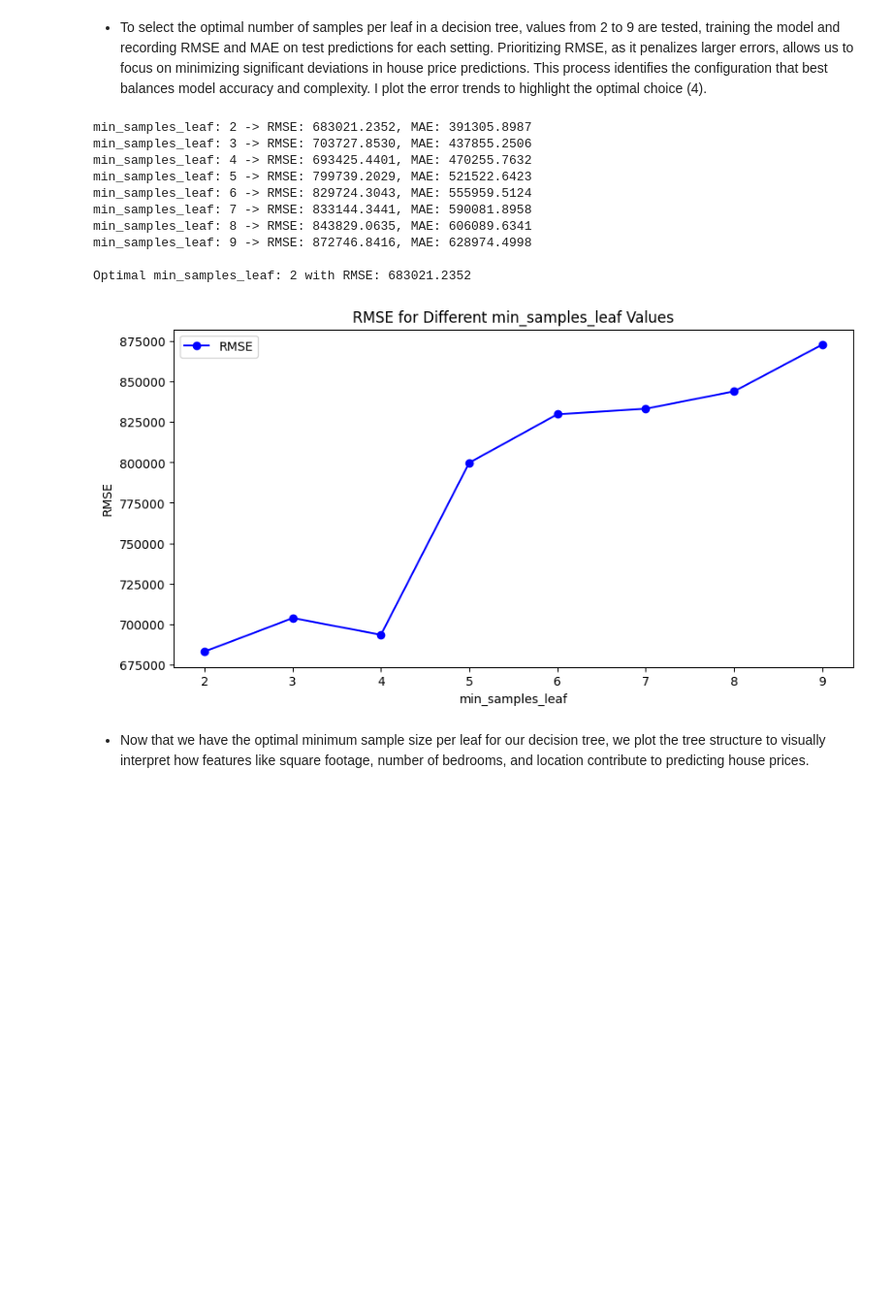
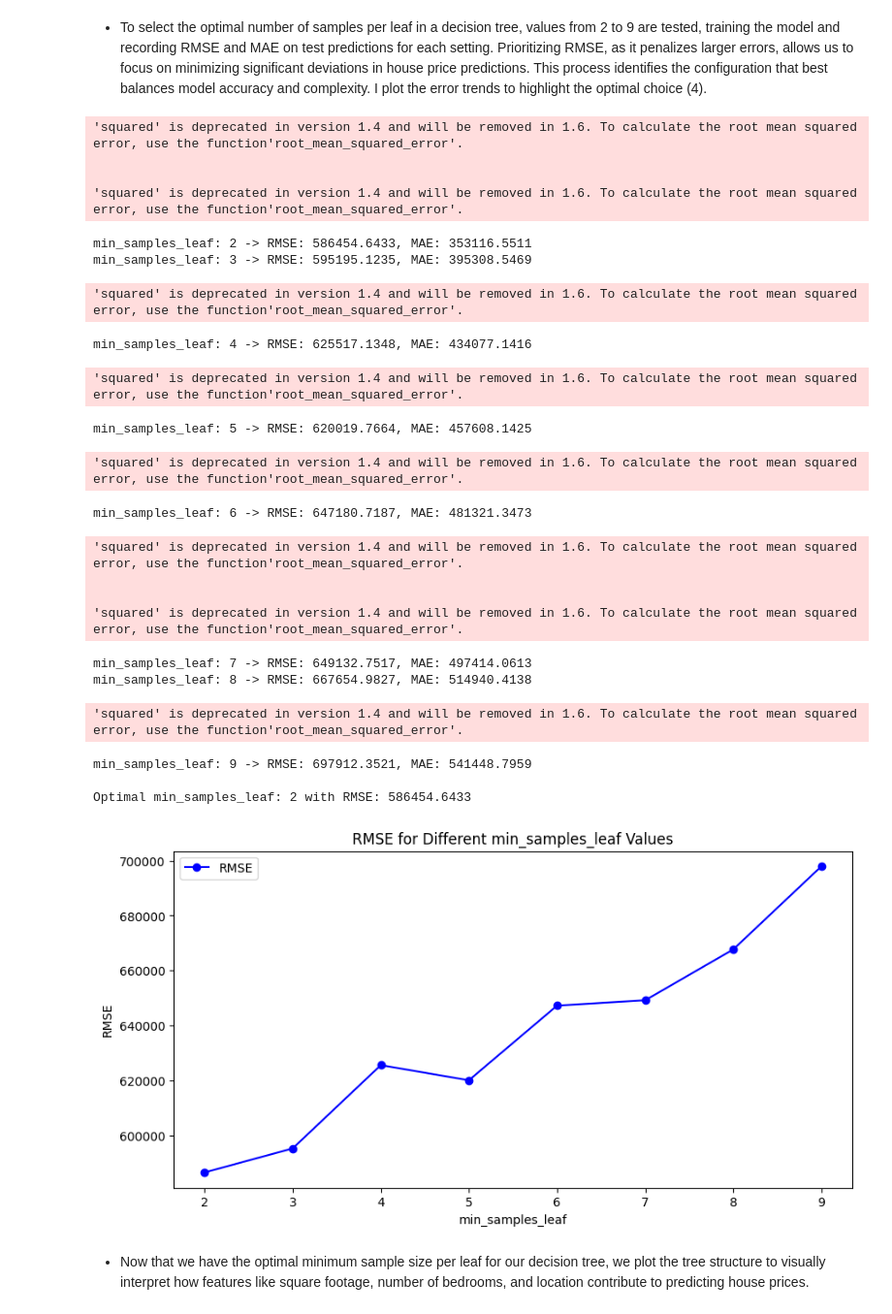
Before and after one commit to JoseEliasDuranRoa/Prediction-Models-for-Housing-Prices-in-Chennai, a Jupyter notebook: ProblemSet1_DuránRoa_JoséElías.ipynb, the cells around one changed output. Shown: that part at 97% size. Saved outputs shown, nothing was run; the diff lists cells and outputs as text; code cells hidden in the pictures; blank space fills up the shorter version.

```diff
--- a/ProblemSet1_DuránRoa_JoséElías.ipynb
+++ b/ProblemSet1_DuránRoa_JoséElías.ipynb
@@ -490,7 +488,7 @@ MAE:488480338675.2371
 # Define testing and training with One Hot Enconder database
 
 y2 = housing2['SALES_PRICE']
-X2 = housing.drop(columns=['SALES_PRICE'])
+X2 = housing2.drop(columns=['SALES_PRICE'])
 
 X_train2, X_test2, y_train2, y_test2 = train_test_split(X2, y2, test_size=0.2, random_state=642815553)
 # %% [markdown]
@@ -500,7 +498,7 @@ X_train2, X_test2, y_train2, y_test2 = train_test_split(X2, y2, test_size=0.2, r
 from sklearn import tree
 
 # Define the range of min_samples_leaf values
-min_samples_leaf_values = range(2, 10)
+min_samples_leaf_values = range(2, 100)
 
 # Initialize variables to store RMSE and MAE results
 rmse_results = []
@@ -523,43 +521,55 @@ for min_leaf in min_samples_leaf_values:
     # Calculate RMSE and MAE
     rmse = mean_squared_error(y_test2, y_test_pred2, squared=False)
     mae = mean_absolute_error(y_test2, y_test_pred2)
 
     # Append metrics to lists
     rmse_results.append(rmse)
     mae_results.append(mae)
 
     # Update optimal model if current RMSE is lower than the best observed so far
     if rmse < best_rmse:
         best_rmse = rmse
         optimal_min_leaf = min_leaf
         best_model = treereg  # Save the best model
 
     # Print results for each min_samples_leaf value
     print(f'min_samples_leaf: {min_leaf} -> RMSE: {rmse:.4f}, MAE: {mae:.4f}')
 
 # Display the optimal min_samples_leaf value and corresponding RMSE
 print(f"\nOptimal min_samples_leaf: {optimal_min_leaf} with RMSE: {best_rmse:.4f}")
 
 # Plot the RMSE values across different min_samples_leaf values
 plt.figure(figsize=(10, 5))
 plt.plot(min_samples_leaf_values, rmse_results, marker='o', color='b', label='RMSE')
 plt.xlabel('min_samples_leaf')
 plt.ylabel('RMSE')
 plt.title('RMSE for Different min_samples_leaf Values')
 plt.legend()
 plt.show()
 # %% [output]
-min_samples_leaf: 2 -> RMSE: 683021.2352, MAE: 391305.8987
-min_samples_leaf: 3 -> RMSE: 703727.8530, MAE: 437855.2506
-min_samples_leaf: 4 -> RMSE: 693425.4401, MAE: 470255.7632
-min_samples_leaf: 5 -> RMSE: 799739.2029, MAE: 521522.6423
-min_samples_leaf: 6 -> RMSE: 829724.3043, MAE: 555959.5124
-min_samples_leaf: 7 -> RMSE: 833144.3441, MAE: 590081.8958
-min_samples_leaf: 8 -> RMSE: 843829.0635, MAE: 606089.6341
-min_samples_leaf: 9 -> RMSE: 872746.8416, MAE: 628974.4998
+'squared' is deprecated in version 1.4 and will be removed in 1.6. To calculate the root mean squared error, use the function'root_mean_squared_error'.
 
-Optimal min_samples_leaf: 2 with RMSE: 683021.2352
+
+'squared' is deprecated in version 1.4 and will be removed in 1.6. To calculate the root mean squared error, use the function'root_mean_squared_error'.
+min_samples_leaf: 2 -> RMSE: 586454.6433, MAE: 353116.5511
+min_samples_leaf: 3 -> RMSE: 595195.1235, MAE: 395308.5469
+'squared' is deprecated in version 1.4 and will be removed in 1.6. To calculate the root mean squared error, use the function'root_mean_squared_error'.
+min_samples_leaf: 4 -> RMSE: 625517.1348, MAE: 434077.1416
+'squared' is deprecated in version 1.4 and will be removed in 1.6. To calculate the root mean squared error, use the function'root_mean_squared_error'.
+min_samples_leaf: 5 -> RMSE: 620019.7664, MAE: 457608.1425
+'squared' is deprecated in version 1.4 and will be removed in 1.6. To calculate the root mean squared error, use the function'root_mean_squared_error'.
+min_samples_leaf: 6 -> RMSE: 647180.7187, MAE: 481321.3473
+'squared' is deprecated in version 1.4 and will be removed in 1.6. To calculate the root mean squared error, use the function'root_mean_squared_error'.
+
+
+'squared' is deprecated in version 1.4 and will be removed in 1.6. To calculate the root mean squared error, use the function'root_mean_squared_error'.
+min_samples_leaf: 7 -> RMSE: 649132.7517, MAE: 497414.0613
+min_samples_leaf: 8 -> RMSE: 667654.9827, MAE: 514940.4138
+'squared' is deprecated in version 1.4 and will be removed in 1.6. To calculate the root mean squared error, use the function'root_mean_squared_error'.
+min_samples_leaf: 9 -> RMSE: 697912.3521, MAE: 541448.7959
+
+Optimal min_samples_leaf: 2 with RMSE: 586454.6433
-[figure, old version]
+[figure, new version]
 # %% [markdown]
 * Now that we have the optimal minimum sample size per leaf for our decision tree, we plot the tree structure to visually interpret how features like square footage, number of bedrooms, and location contribute to predicting house prices.
 # %%
```
Also changed, not shown: parts of 22 cells of this notebook.
